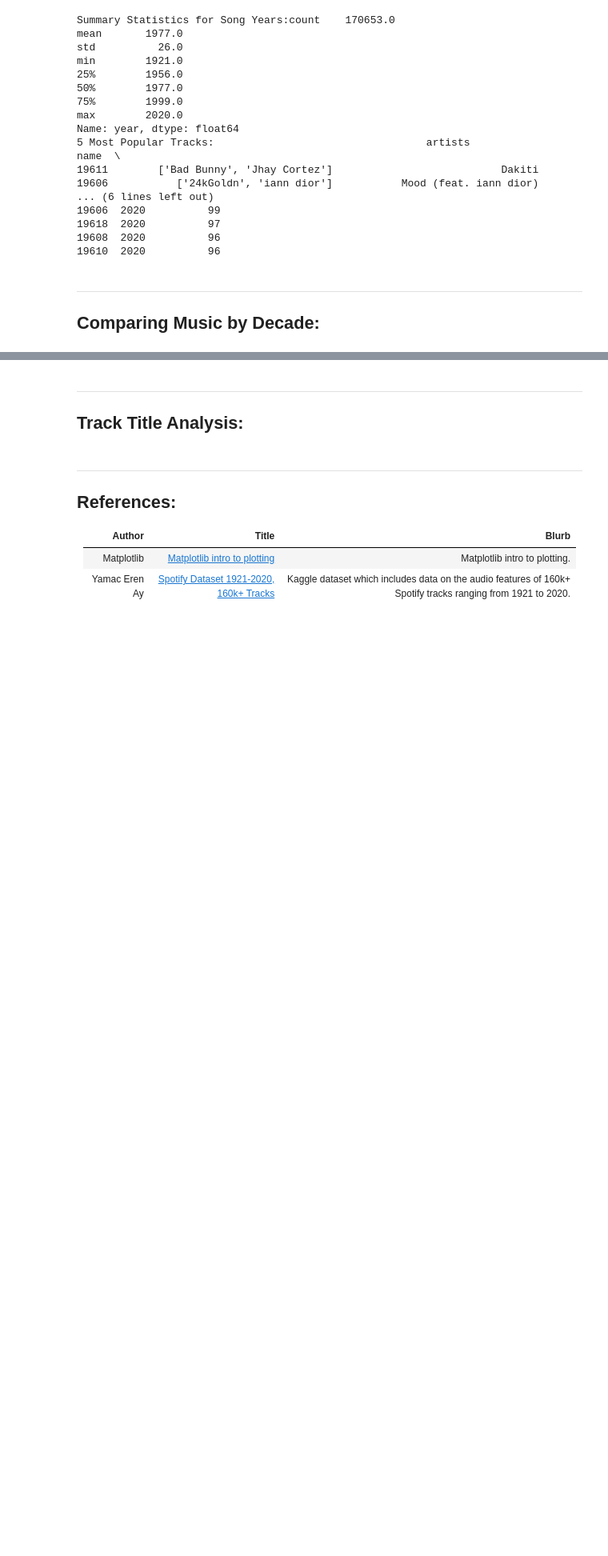
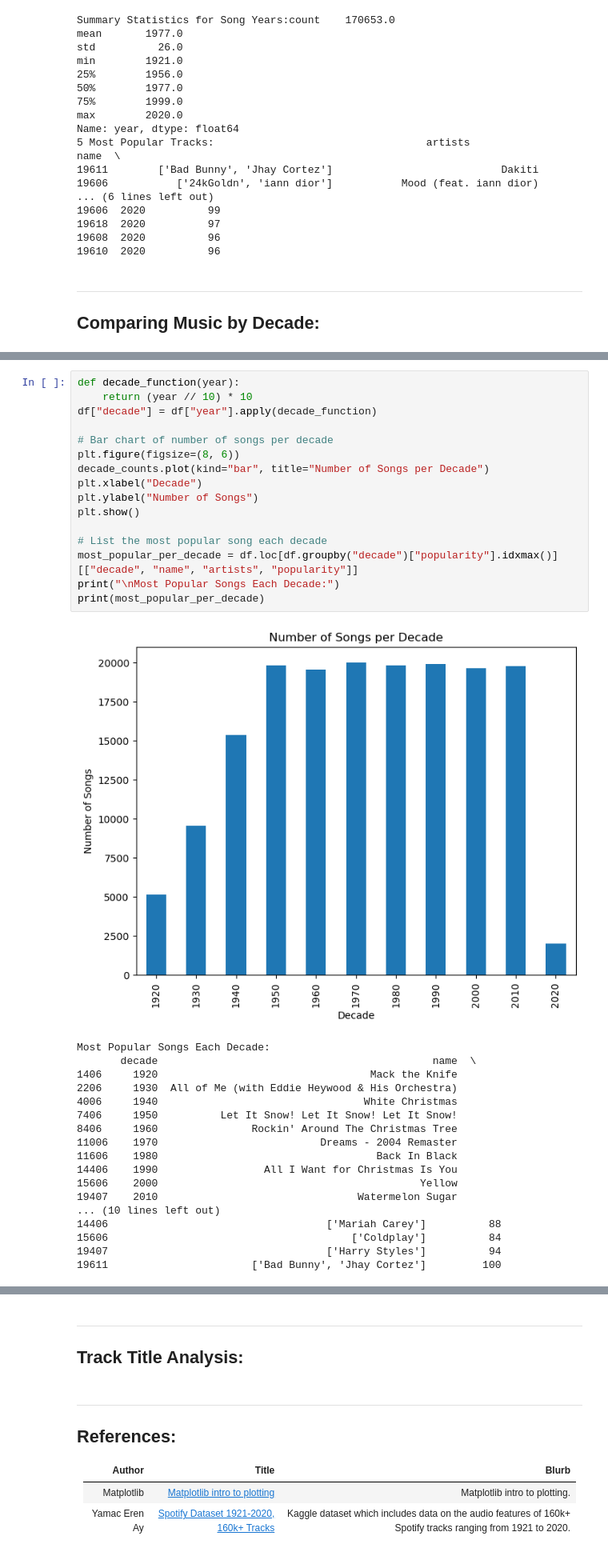
Before and after one commit to pcahillgit/PFDA-project, a Jupyter notebook: project.ipynb, the cells around one changed output, grey strips where cells are left out. Shown at 80% size. Drawn from its saved outputs; the diff is of its cells as text; blank space fills up the shorter version.

Commit message:
decade analysis

```diff
--- a/project.ipynb
+++ b/project.ipynb
@@ -84,0 +89,35 @@ Name: year, dtype: float64
+# %%
+def decade_function(year):
+    return (year // 10) * 10
+df["decade"] = df["year"].apply(decade_function)
+
+# Bar chart of number of songs per decade
+plt.figure(figsize=(8, 6))
+decade_counts.plot(kind="bar", title="Number of Songs per Decade")
+plt.xlabel("Decade")
+plt.ylabel("Number of Songs")
+plt.show()
+
+# List the most popular song each decade
+most_popular_per_decade = df.loc[df.groupby("decade")["popularity"].idxmax()][["decade", "name", "artists", "popularity"]]
+print("\nMost Popular Songs Each Decade:")
+print(most_popular_per_decade)
+# %% [output]
+[figure, added]
+Most Popular Songs Each Decade:
+       decade                                            name  \
+1406     1920                                  Mack the Knife
+2206     1930  All of Me (with Eddie Heywood & His Orchestra)
+4006     1940                                 White Christmas
+7406     1950          Let It Snow! Let It Snow! Let It Snow!
+8406     1960               Rockin' Around The Christmas Tree
+11006    1970                          Dreams - 2004 Remaster
+11606    1980                                   Back In Black
+14406    1990                 All I Want for Christmas Is You
+15606    2000                                          Yellow
+19407    2010                                Watermelon Sugar
+... (10 lines left out)
+14406                                   ['Mariah Carey']          88
+15606                                       ['Coldplay']          84
+19407                                   ['Harry Styles']          94
+19611                       ['Bad Bunny', 'Jhay Cortez']         100
```
Also changed, not shown: parts of 7 cells of this notebook.
